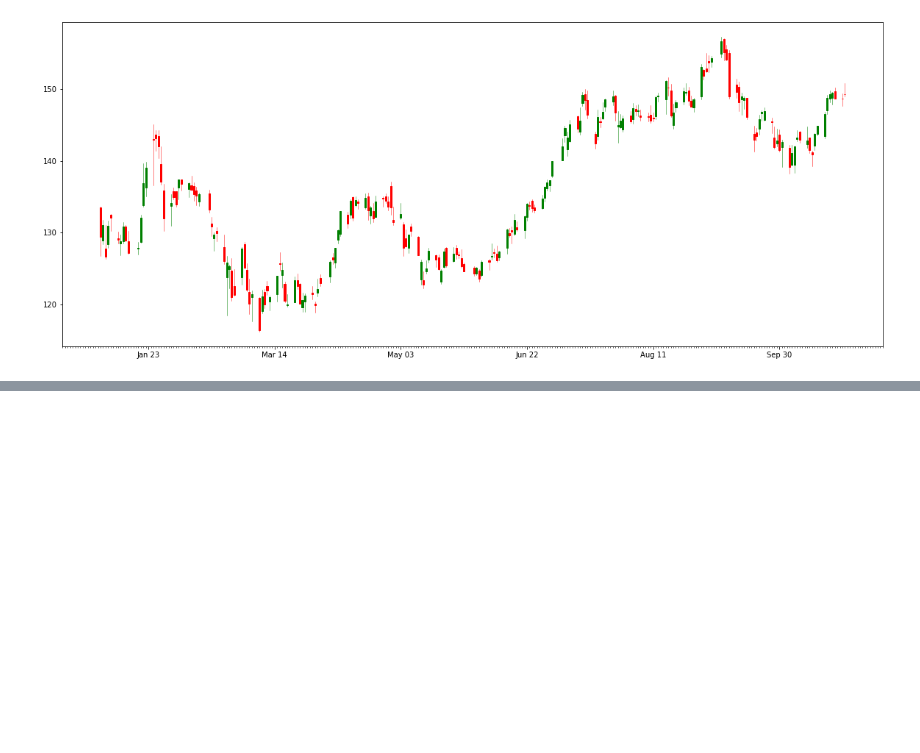
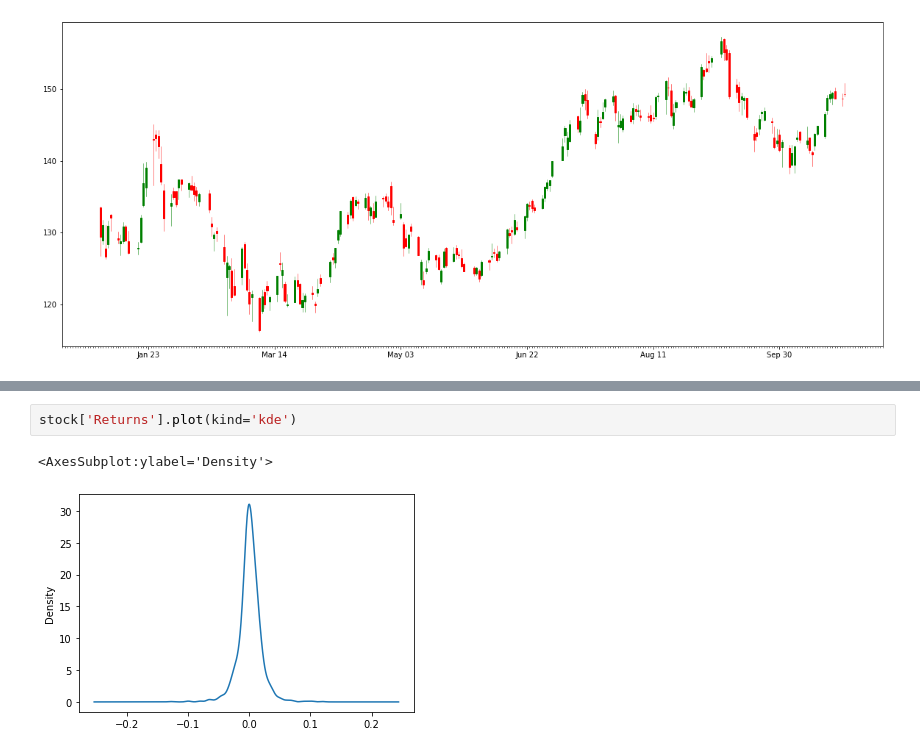
Before and after one commit to yohannts/market_strategy, a Jupyter notebook: analysis.ipynb, the cells around one changed output, grey strips where cells are left out. Drawn from its saved outputs; the diff is of its cells as text; blank space fills up the shorter version.

```diff
--- a/analysis.ipynb
+++ b/analysis.ipynb
@@ -95,0 +116,5 @@ plt.plot()
+# %%
+stock['Returns'].plot(kind='kde')
+# %% [output]
+<AxesSubplot:ylabel='Density'>
+[figure, added]
```
Also changed, not shown: parts of 7 cells of this notebook, 5 other files.
